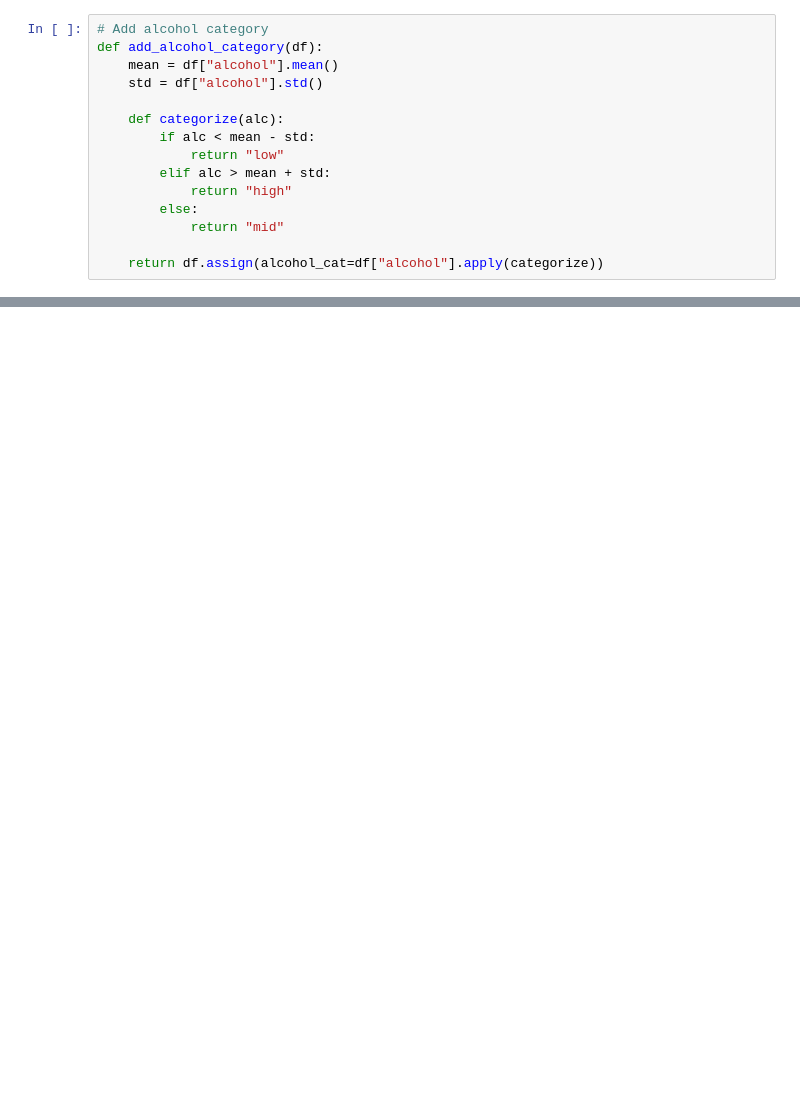
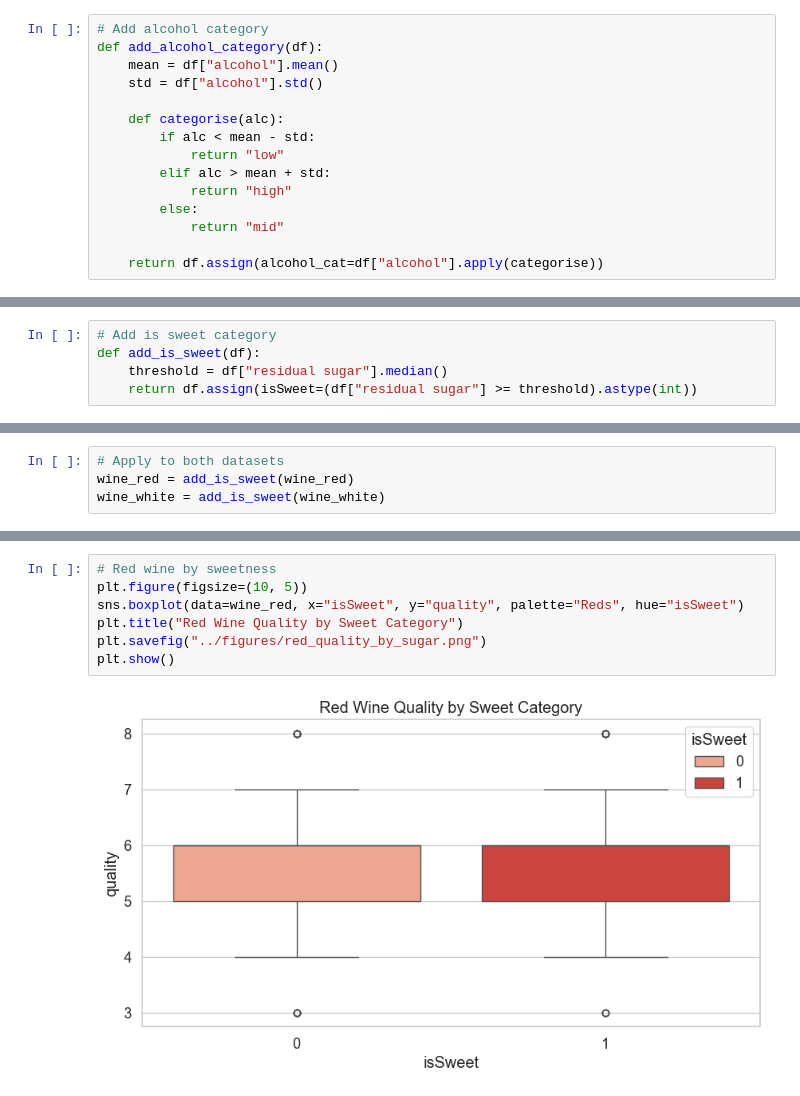
Before and after one commit to k1k12/2034_CW, a Jupyter notebook: notebooks/wine_analysis.ipynb, the cells around one changed output, grey strips where cells are left out. Cells and saved outputs as stored; diff of their text form; blank space fills up the shorter version.

```diff
--- a/notebooks/wine_analysis.ipynb
+++ b/notebooks/wine_analysis.ipynb
@@ -104,7 +127,7 @@ def add_alcohol_category(df):
     mean = df["alcohol"].mean()
     std = df["alcohol"].std()
 
-    def categorize(alc):
+    def categorise(alc):
         if alc < mean - std:
             return "low"
         elif alc > mean + std:
@@ -112,4 +135,4 @@ def add_alcohol_category(df):
         else:
             return "mid"
 
-    return df.assign(alcohol_cat=df["alcohol"].apply(categorize))
+    return df.assign(alcohol_cat=df["alcohol"].apply(categorise))
@@ -152,0 +228,5 @@ In this task, I generated box plot models visualising the wines percieved qualit
+# %%
+# Add is sweet category
+def add_is_sweet(df):
+    threshold = df["residual sugar"].median()
+    return df.assign(isSweet=(df["residual sugar"] >= threshold).astype(int))
@@ -152,0 +239,4 @@ In this task, I generated box plot models visualising the wines percieved qualit
+# %%
+# Apply to both datasets
+wine_red = add_is_sweet(wine_red)
+wine_white = add_is_sweet(wine_white)
@@ -152,0 +253,9 @@ In this task, I generated box plot models visualising the wines percieved qualit
+# %%
+# Red wine by sweetness
+plt.figure(figsize=(10, 5))
+sns.boxplot(data=wine_red, x="isSweet", y="quality", palette="Reds", hue="isSweet")
+plt.title("Red Wine Quality by Sweet Category")
+plt.savefig("../figures/red_quality_by_sugar.png")
+plt.show()
+# %% [output]
+[figure, added]
```
Also changed, not shown: parts of 30 cells of this notebook.
